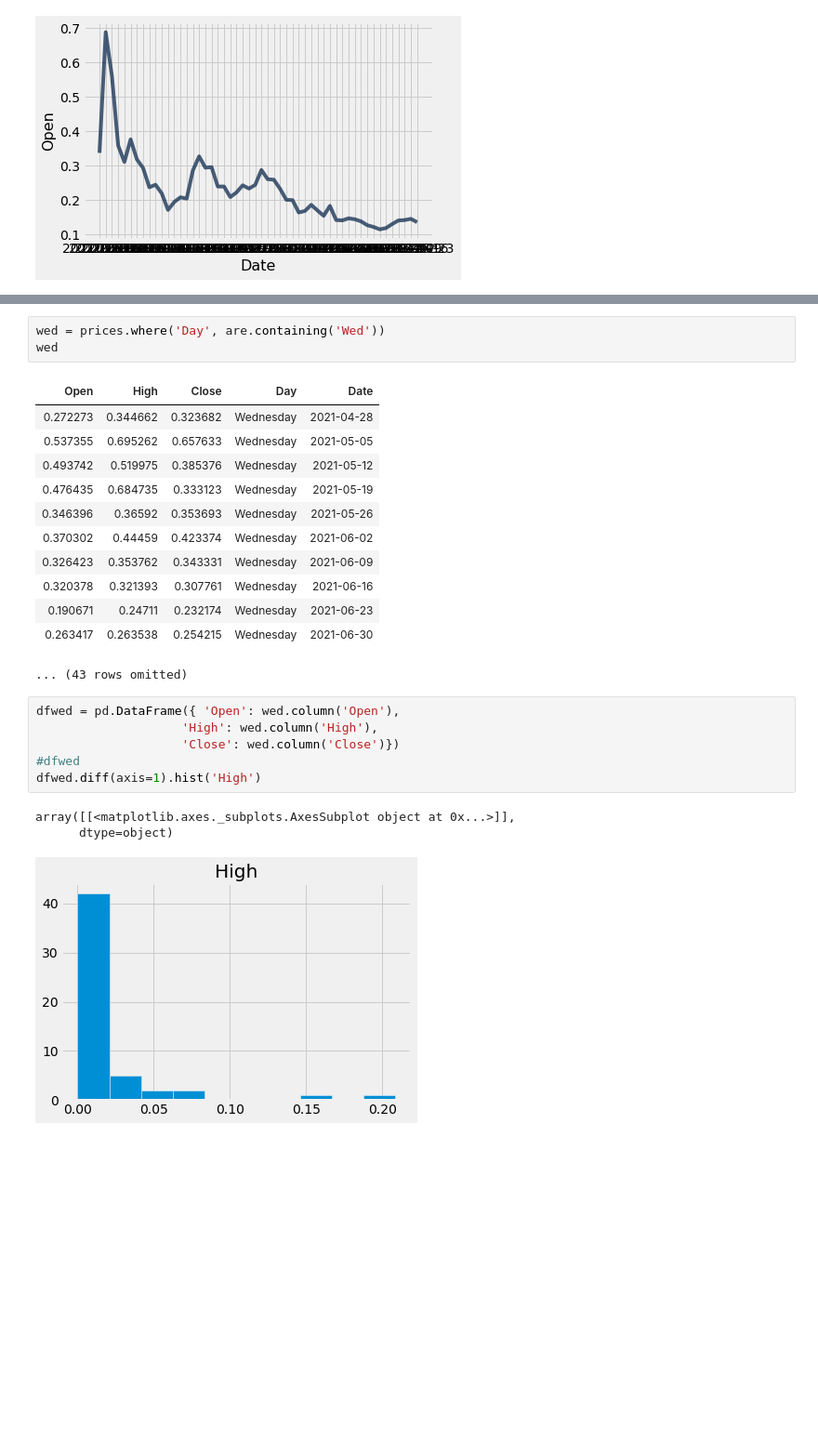
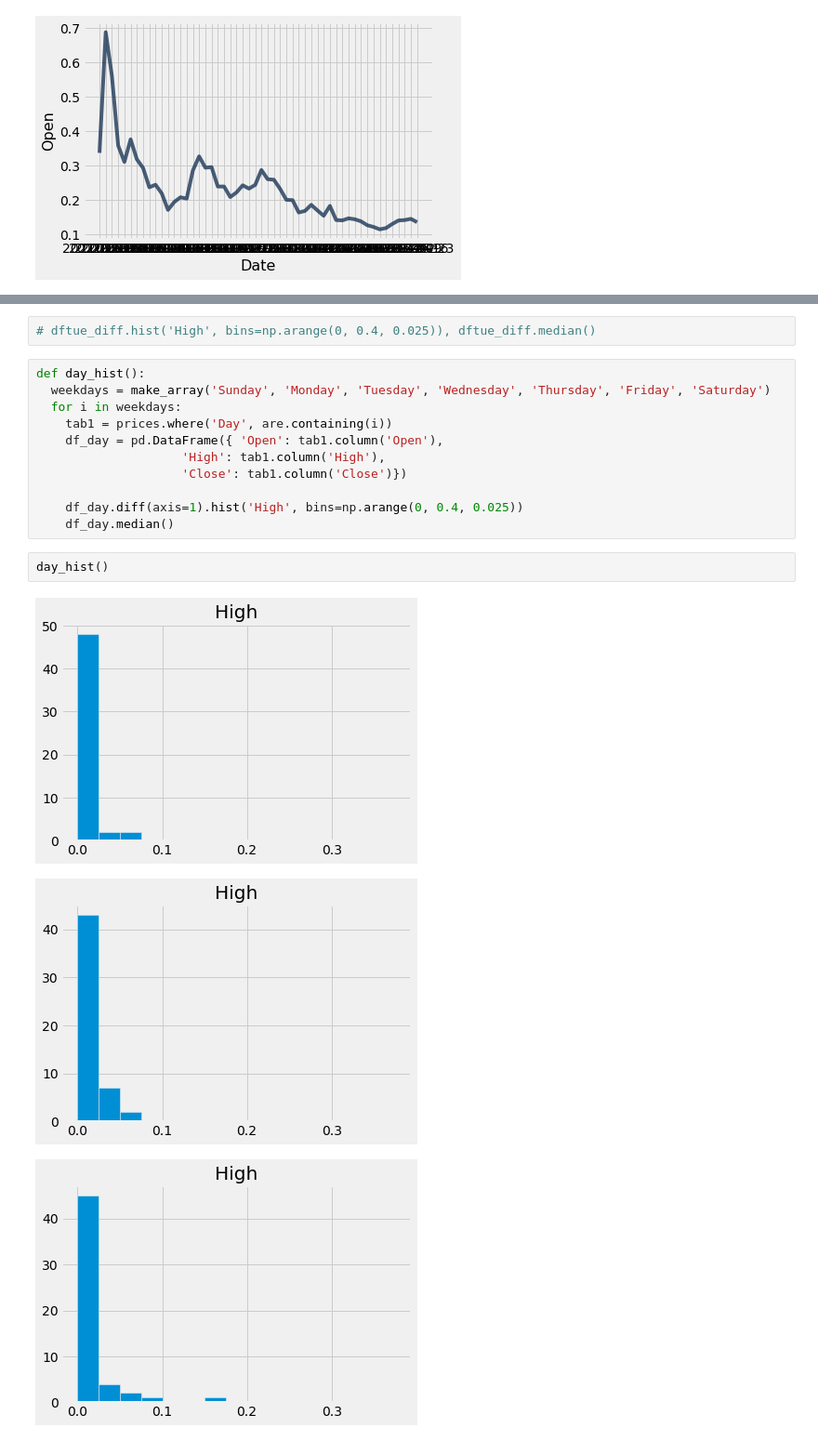
Before and after one commit to rrstats/doge, a Jupyter notebook: DOGE_USD.ipynb, the cells around one changed output, grey strips where cells are left out. Shown at 93% size. Drawn from its saved outputs; the diff is of its cells as text; blank space fills up the shorter version.

```diff
--- a/DOGE_USD.ipynb
+++ b/DOGE_USD.ipynb
@@ -358,26 +278,19 @@ array([[<matplotlib.axes._subplots.AxesSubplot object at 0x...>]],
-# %%
-wed = prices.where('Day', are.containing('Wed'))
-wed
-# %% [output]
-| Open | High | Close | Day | Date |
-| 0.272273 | 0.344662 | 0.323682 | Wednesday | 2021-04-28 |
-| 0.537355 | 0.695262 | 0.657633 | Wednesday | 2021-05-05 |
-| 0.493742 | 0.519975 | 0.385376 | Wednesday | 2021-05-12 |
-| 0.476435 | 0.684735 | 0.333123 | Wednesday | 2021-05-19 |
-| 0.346396 | 0.36592 | 0.353693 | Wednesday | 2021-05-26 |
-| 0.370302 | 0.44459 | 0.423374 | Wednesday | 2021-06-02 |
-| 0.326423 | 0.353762 | 0.343331 | Wednesday | 2021-06-09 |
-| 0.320378 | 0.321393 | 0.307761 | Wednesday | 2021-06-16 |
-| 0.190671 | 0.24711 | 0.232174 | Wednesday | 2021-06-23 |
-| 0.263417 | 0.263538 | 0.254215 | Wednesday | 2021-06-30 |
-... (43 rows omitted)
-# %%
-dfwed = pd.DataFrame({ 'Open': wed.column('Open'),
-                    'High': wed.column('High'),
-                    'Close': wed.column('Close')})
-#dfwed
-dfwed.diff(axis=1).hist('High')
-# %% [output]
-array([[<matplotlib.axes._subplots.AxesSubplot object at 0x...>]],
-      dtype=object)
-[figure, removed]
+# %%
+# dftue_diff.hist('High', bins=np.arange(0, 0.4, 0.025)), dftue_diff.median()
+# %%
+def day_hist():
+  weekdays = make_array('Sunday', 'Monday', 'Tuesday', 'Wednesday', 'Thursday', 'Friday', 'Saturday')
+  for i in weekdays:
+    tab1 = prices.where('Day', are.containing(i))
+    df_day = pd.DataFrame({ 'Open': tab1.column('Open'),
+                    'High': tab1.column('High'),
+                    'Close': tab1.column('Close')})
+
+    df_day.diff(axis=1).hist('High', bins=np.arange(0, 0.4, 0.025))
+    df_day.median()
+# %%
+day_hist()
+# %% [output]
+[figure, added]
+[figure, added]
+[figure, added]
```
Also changed, not shown: parts of 12 cells of this notebook.
